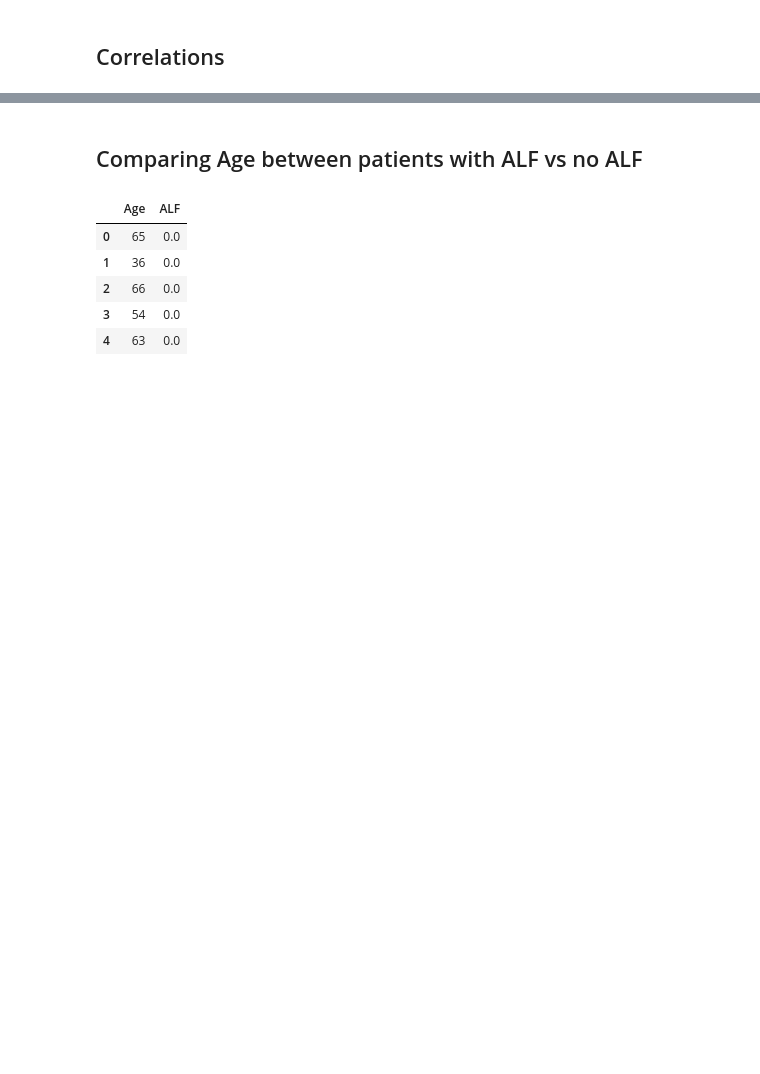
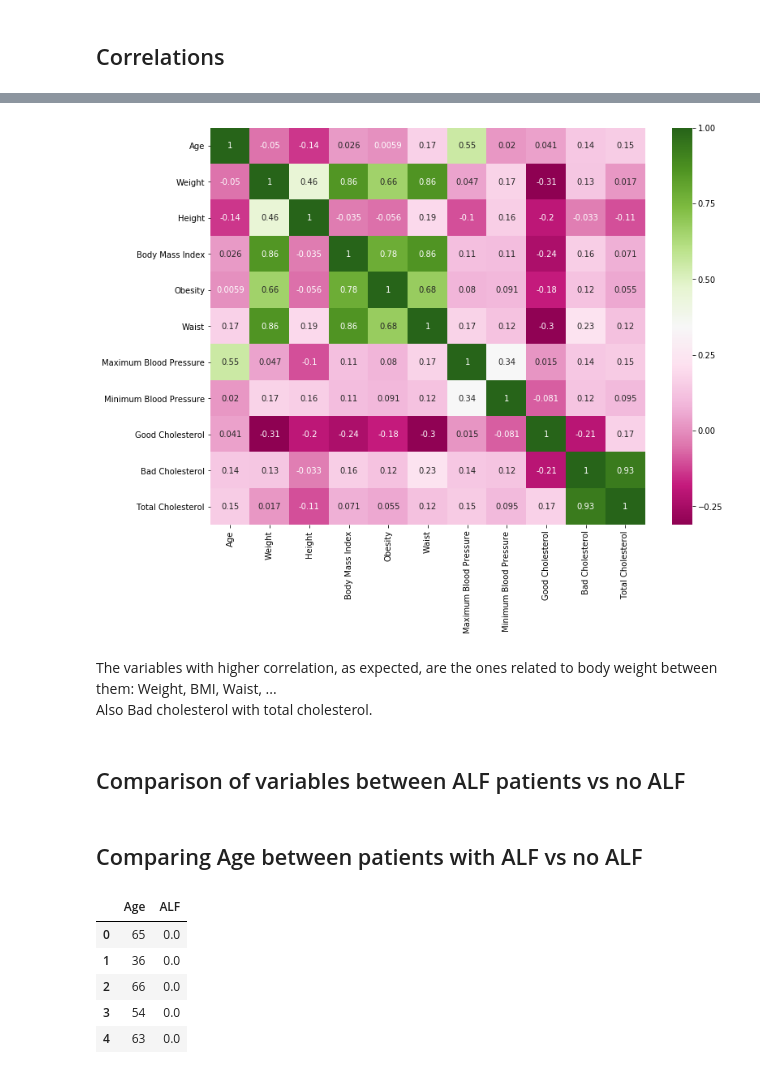
Before and after one commit to ta-datapt-bcn/project-statistical-analysis, a Jupyter notebook: project.ipynb, the cells around one changed output, grey strips where cells are left out. Saved outputs shown, nothing was run; the diff lists cells and outputs as text; code cells hidden in the pictures; blank space fills up the shorter version.

```diff
--- a/project.ipynb
+++ b/project.ipynb
@@ -154 +230,14 @@ Name: ALF, dtype: float64
+# %%
+#Hetmap with correlations
+
+plt.figure(figsize=(12,9))
+sns.heatmap(corr_df, annot=True, cmap="PiYG")
+plt.show()
+# %% [output]
+[figure, added]
+# %% [markdown]
+The variables with higher correlation, as expected, are the ones related to body weight between them: Weight, BMI, Waist, ... <br>
+Also Bad cholesterol with total cholesterol.
+# %% [markdown]
+## Comparison of variables between ALF patients vs no ALF
 # %%
```
Also changed, not shown: parts of 24 cells of this notebook.
